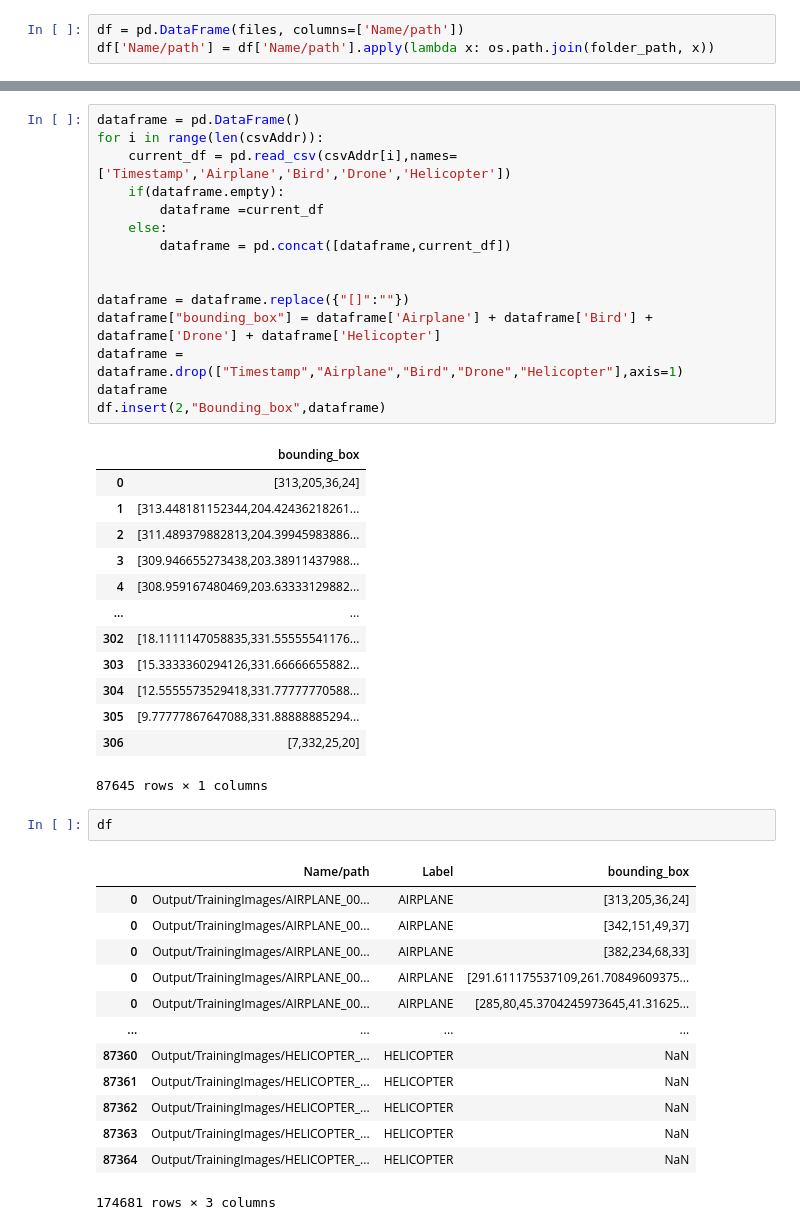
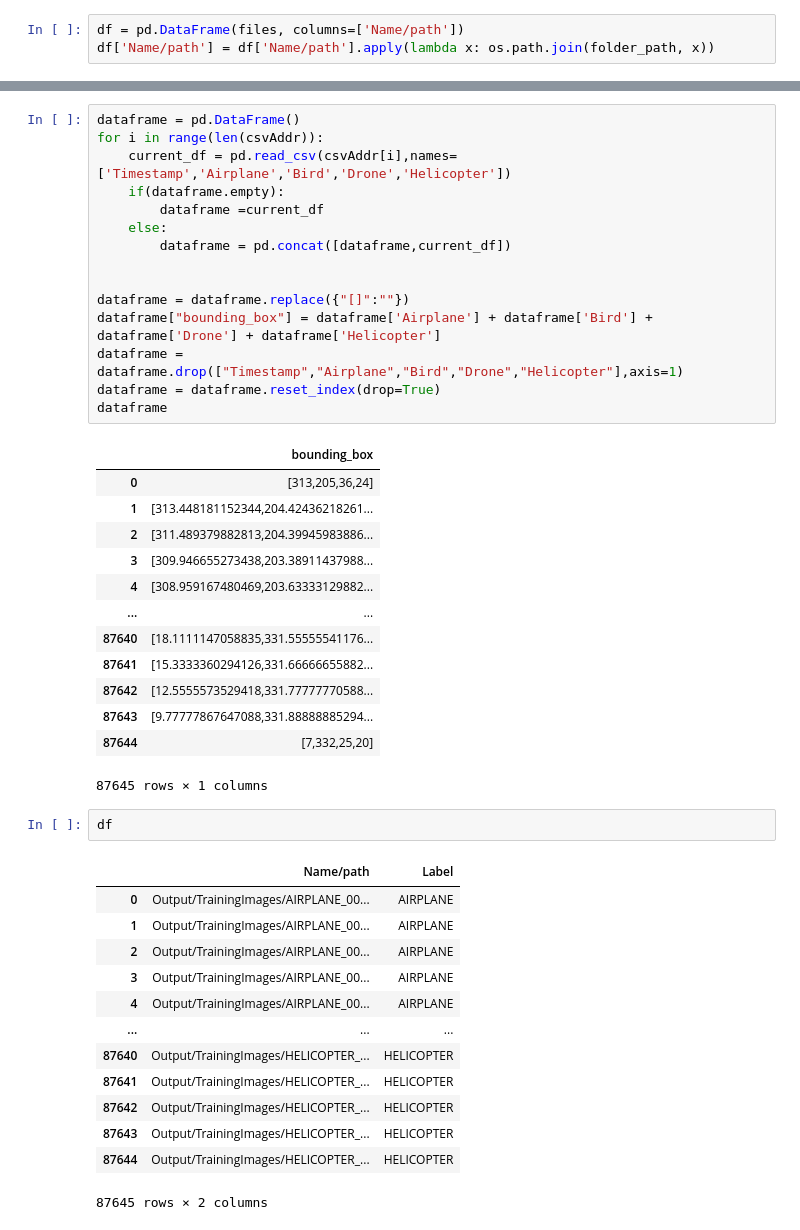
Before and after one commit to SR42-dev/video-feed-av-detection, a Jupyter notebook: object_detection.ipynb, the cells around one changed output, grey strips where cells are left out. Saved outputs shown, nothing was run; the diff lists cells and outputs as text.

Commit message:
Fixed Final dataframe

```diff
--- a/object_detection.ipynb
+++ b/object_detection.ipynb
@@ -83,45 +83,45 @@ df
 # %%
 dataframe = pd.DataFrame()
 for i in range(len(csvAddr)):
     current_df = pd.read_csv(csvAddr[i],names=['Timestamp','Airplane','Bird','Drone','Helicopter'])
     if(dataframe.empty):
         dataframe =current_df
     else:
         dataframe = pd.concat([dataframe,current_df])
 
 
 dataframe = dataframe.replace({"[]":""})
 dataframe["bounding_box"] = dataframe['Airplane'] + dataframe['Bird'] + dataframe['Drone'] + dataframe['Helicopter']
 dataframe = dataframe.drop(["Timestamp","Airplane","Bird","Drone","Helicopter"],axis=1)
+dataframe = dataframe.reset_index(drop=True)
 dataframe
-df.insert(2,"Bounding_box",dataframe)
 # %% [output]
 |  | bounding_box |
 | 0 | [313,205,36,24] |
 | 1 | [313.448181152344,204.42436218261... |
 | 2 | [311.489379882813,204.39945983886... |
 | 3 | [309.946655273438,203.38911437988... |
 | 4 | [308.959167480469,203.63333129882... |
 | ... | ... |
-| 302 | [18.1111147058835,331.55555541176... |
-| 303 | [15.3333360294126,331.66666655882... |
-| 304 | [12.5555573529418,331.77777770588... |
-| 305 | [9.77777867647088,331.88888885294... |
-| 306 | [7,332,25,20] |
+| 87640 | [18.1111147058835,331.55555541176... |
+| 87641 | [15.3333360294126,331.66666655882... |
+| 87642 | [12.5555573529418,331.77777770588... |
+| 87643 | [9.77777867647088,331.88888885294... |
+| 87644 | [7,332,25,20] |
 87645 rows × 1 columns
 # %%
 df
 # %% [output]
-|  | Name/path | Label | bounding_box |
-| 0 | Output/TrainingImages/AIRPLANE_00... | AIRPLANE | [313,205,36,24] |
-| 0 | Output/TrainingImages/AIRPLANE_00... | AIRPLANE | [342,151,49,37] |
-| 0 | Output/TrainingImages/AIRPLANE_00... | AIRPLANE | [382,234,68,33] |
-| 0 | Output/TrainingImages/AIRPLANE_00... | AIRPLANE | [291.611175537109,261.70849609375... |
-| 0 | Output/TrainingImages/AIRPLANE_00... | AIRPLANE | [285,80,45.3704245973645,41.31625... |
-| ... | ... | ... | ... |
-| 87360 | Output/TrainingImages/HELICOPTER_... | HELICOPTER | NaN |
-| 87361 | Output/TrainingImages/HELICOPTER_... | HELICOPTER | NaN |
-| 87362 | Output/TrainingImages/HELICOPTER_... | HELICOPTER | NaN |
-| 87363 | Output/TrainingImages/HELICOPTER_... | HELICOPTER | NaN |
-| 87364 | Output/TrainingImages/HELICOPTER_... | HELICOPTER | NaN |
+|  | Name/path | Label |
+| 0 | Output/TrainingImages/AIRPLANE_00... | AIRPLANE |
+| 1 | Output/TrainingImages/AIRPLANE_00... | AIRPLANE |
+| 2 | Output/TrainingImages/AIRPLANE_00... | AIRPLANE |
+| 3 | Output/TrainingImages/AIRPLANE_00... | AIRPLANE |
+| 4 | Output/TrainingImages/AIRPLANE_00... | AIRPLANE |
+| ... | ... | ... |
+| 87640 | Output/TrainingImages/HELICOPTER_... | HELICOPTER |
+| 87641 | Output/TrainingImages/HELICOPTER_... | HELICOPTER |
+| 87642 | Output/TrainingImages/HELICOPTER_... | HELICOPTER |
+| 87643 | Output/TrainingImages/HELICOPTER_... | HELICOPTER |
+| 87644 | Output/TrainingImages/HELICOPTER_... | HELICOPTER |
-174681 rows × 3 columns
+87645 rows × 2 columns
```
Also changed, not shown: parts of 3 cells of this notebook.
